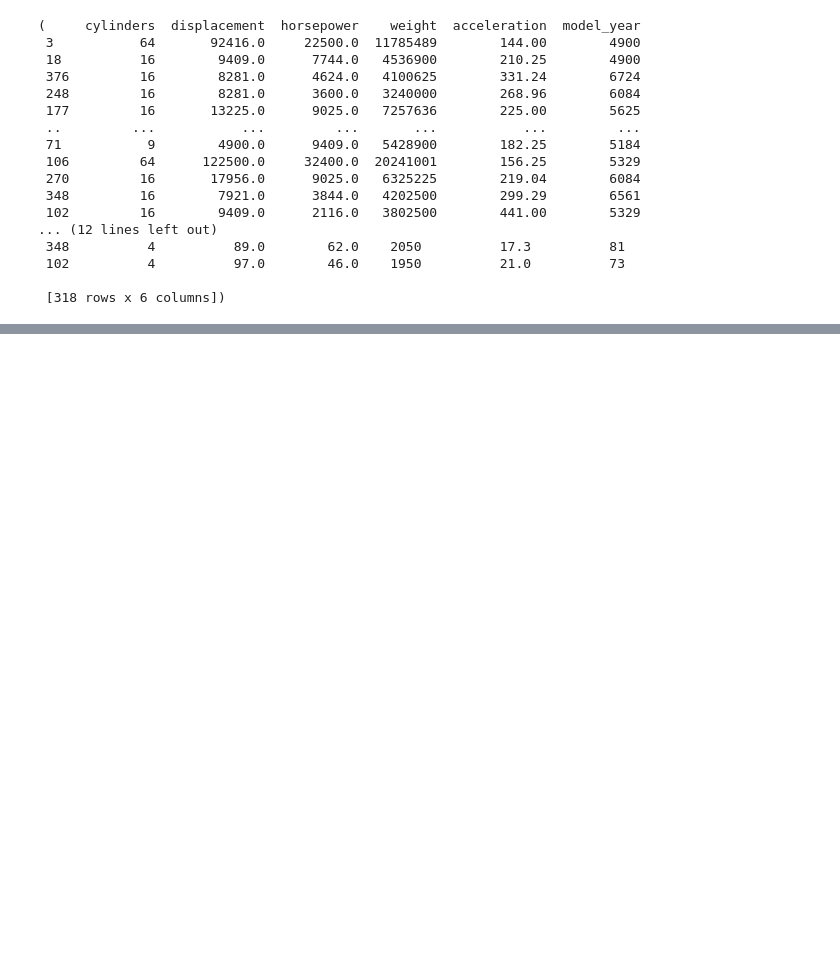
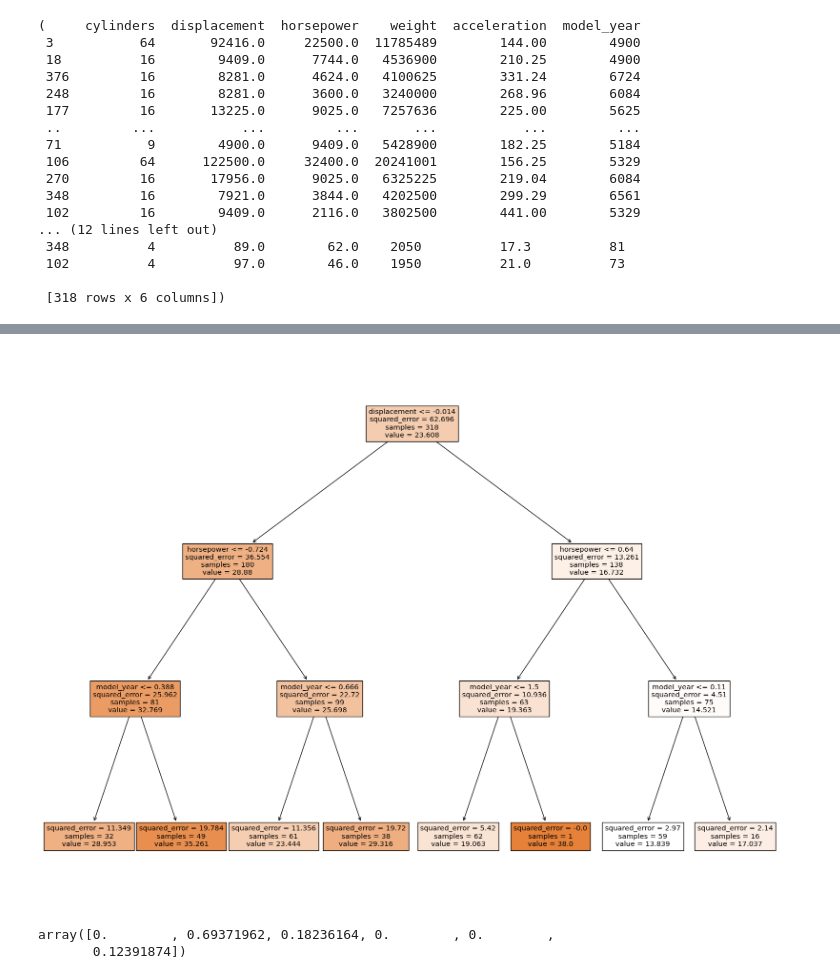
Before and after one commit to Worldofgentleken/ds_study, a Jupyter notebook: source_code/ML_mpg_Decision_tree.ipynb, the cells around one changed output, grey strips where cells are left out. Drawn from its saved outputs; the diff is of its cells as text; code cells hidden in the pictures; blank space fills up the shorter version.

```diff
--- a/source_code/ML_mpg_Decision_tree.ipynb
+++ b/source_code/ML_mpg_Decision_tree.ipynb
@@ -215,0 +243,11 @@ ValueError: Unknown label type: continuous. Maybe you are trying to fit a classi
+# %%
+# 설명 변수 데이터를 정규화(normalization)
+from sklearn import preprocessing
+X = preprocessing.StandardScaler().fit(X).transform(X)
+
+# train data 와 test data로 구분(7:3 비율)
+from sklearn.model_selection import train_test_split
+X_train, X_test, y_train, y_test = train_test_split(X, y, test_size=0.3, random_state=10)
+
+print('train data 개수: ', X_train.shape)
+print('test data 개수: ', X_test.shape)
@@ -215,0 +294,12 @@ ValueError: Unknown label type: continuous. Maybe you are trying to fit a classi
+# %%
+plt.figure(figsize=(20, 15))
+plot_tree(dt, filled=True,
+          feature_names=['cylinders', 'displacement', 'horsepower', 'weight', 'acceleration', 'model_year'])
+plt.show()
+# %% [output]
+[figure, added]
+# %%
+dt.feature_importances_
+# %% [output]
+array([0.        , 0.69371962, 0.18236164, 0.        , 0.        ,
+       0.12391874])
```
Also changed, not shown: parts of 27 cells of this notebook, 1 other file.
